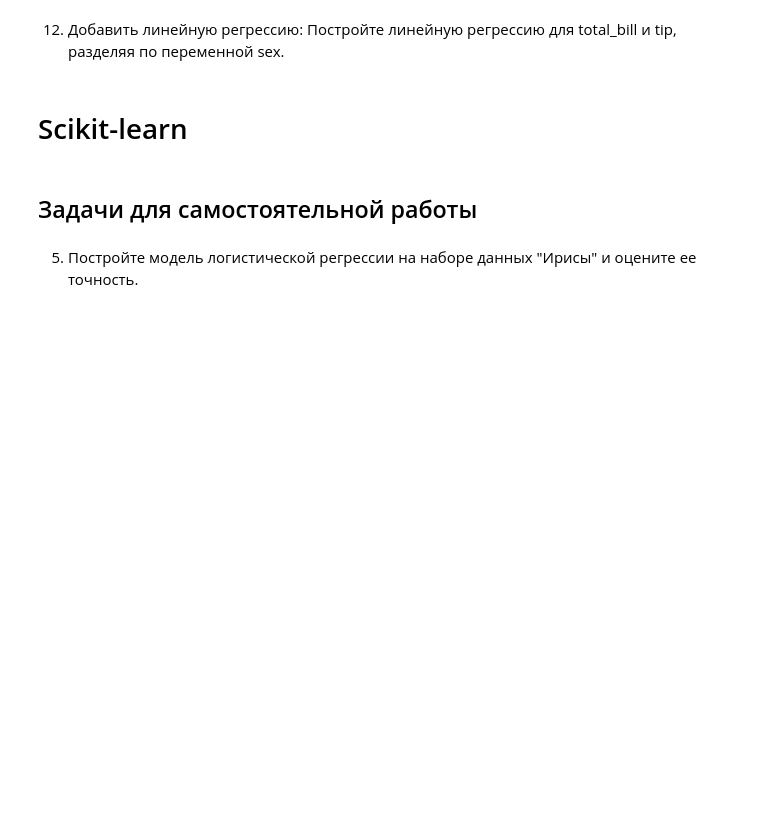
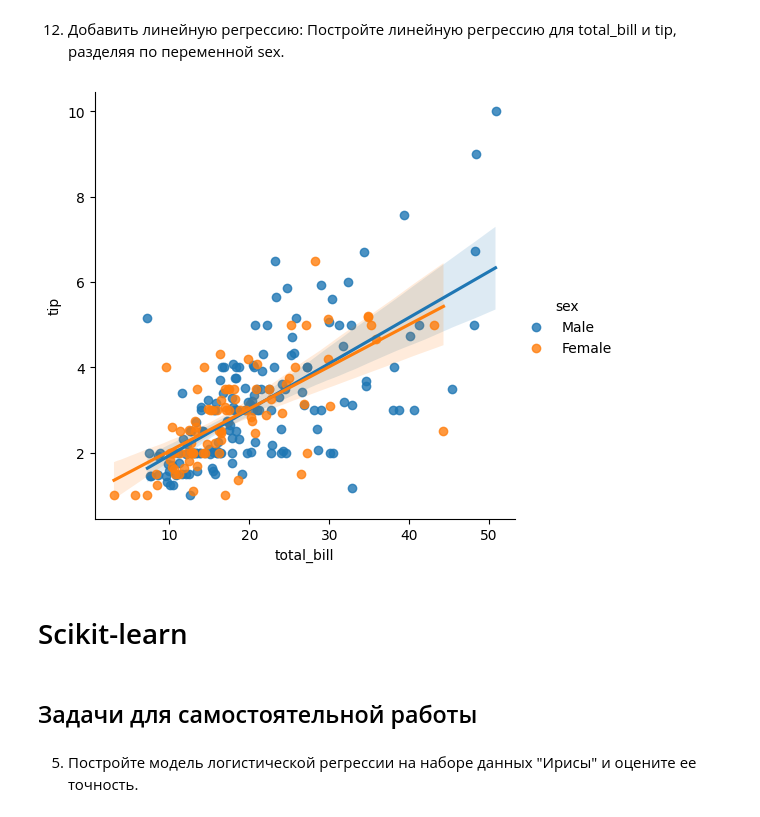
Before and after one commit to AyazMurtazin/PythonLibsPractice, a Jupyter notebook: AllLibsTasks.ipynb, the cells around one changed output. Drawn from its saved outputs; the diff is of its cells as text; code cells hidden in the pictures; blank space fills up the shorter version.

```diff
--- a/AllLibsTasks.ipynb
+++ b/AllLibsTasks.ipynb
@@ -58,5 +195,17 @@ $$
 # %% [markdown]
 12. Добавить линейную регрессию: Постройте линейную регрессию для total_bill и tip, разделяя по переменной sex.
+# %%
+import seaborn as sns
+import matplotlib.pyplot as plt
+
+# Загружаем данные
+tips = sns.load_dataset('tips')
+
+# Строим линейную регрессию
+sns.lmplot(x='total_bill', y='tip', hue='sex', data=tips)
+plt.show()
+# %% [output]
+[figure, added]
 # %% [markdown]
 # Scikit-learn
 # %% [markdown]
```
Also changed, not shown: parts of 20 cells of this notebook.
